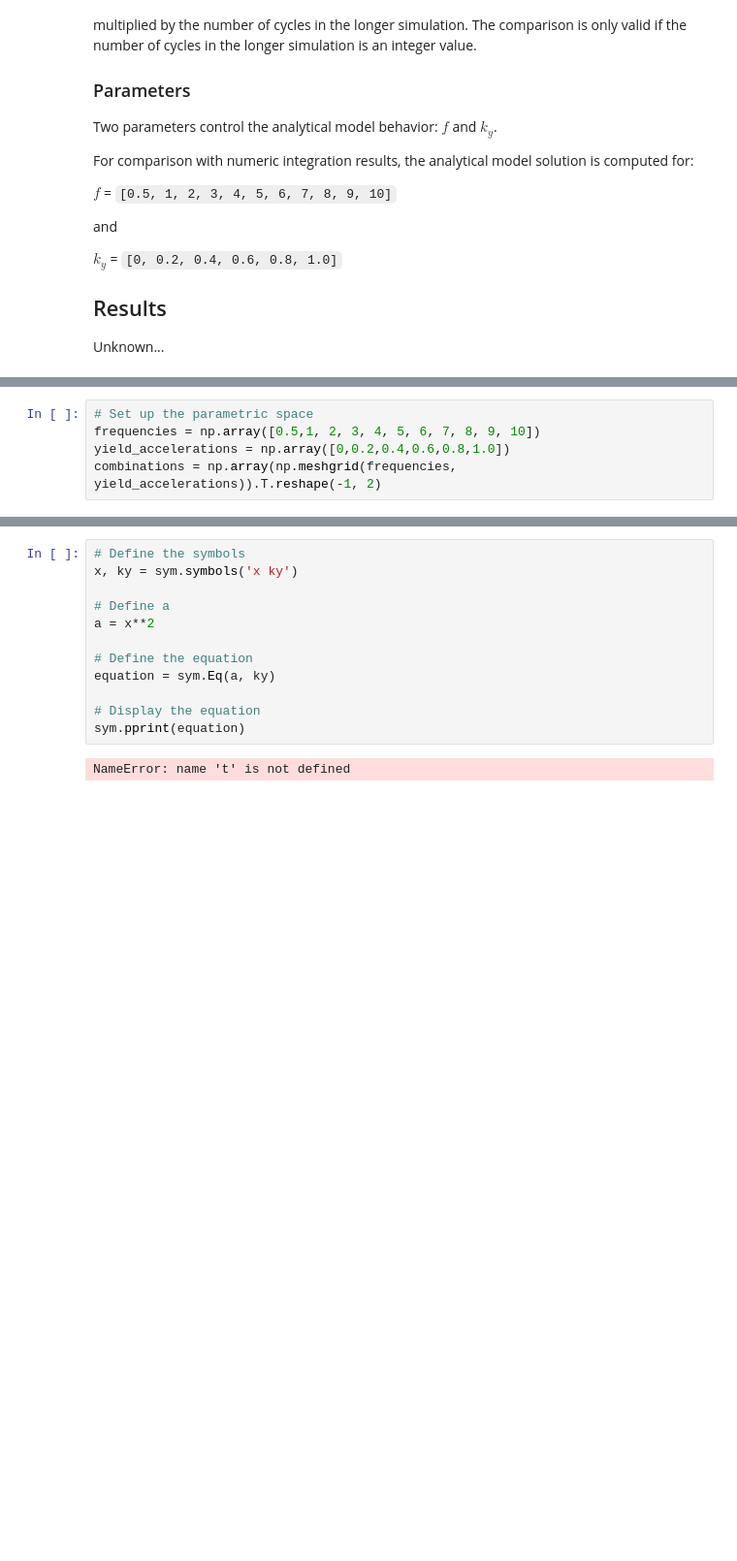
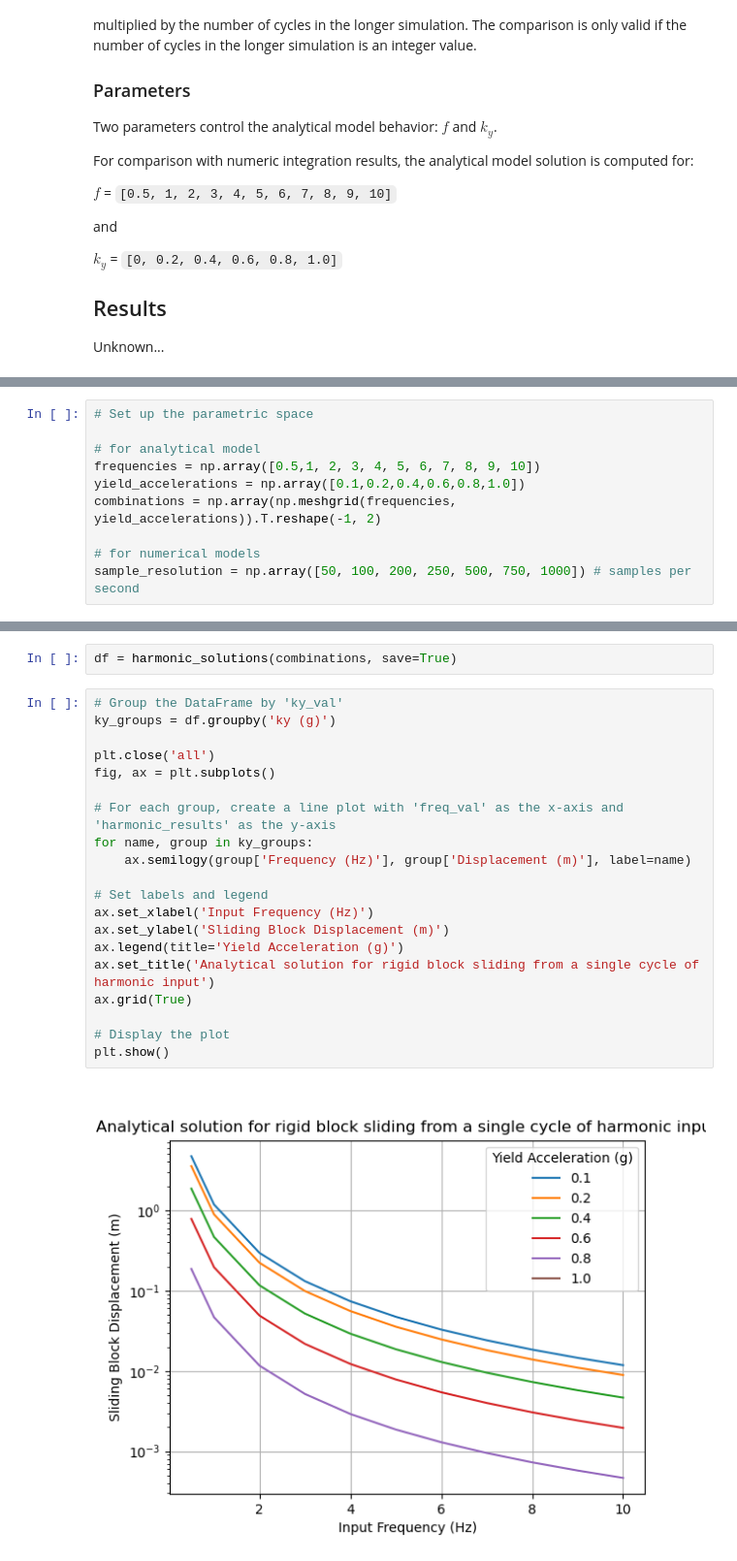
Before and after one commit to pySLAMMER/pySLAMMER, a Jupyter notebook: simple_analytical.ipynb, the cells around one changed output, grey strips where cells are left out. Shown: that part at 97% size. Cells and saved outputs as stored; diff of their text form; blank space fills up the shorter version.

Commit message:
analytical solution results saved

```diff
--- a/simple_analytical.ipynb
+++ b/simple_analytical.ipynb
@@ -77,9 +82,14 @@ import sympy as sym
 sym.init_printing()
 # %%
 # Set up the parametric space
+
+# for analytical model
 frequencies = np.array([0.5,1, 2, 3, 4, 5, 6, 7, 8, 9, 10])
-yield_accelerations = np.array([0,0.2,0.4,0.6,0.8,1.0])
+yield_accelerations = np.array([0.1,0.2,0.4,0.6,0.8,1.0])
 combinations = np.array(np.meshgrid(frequencies, yield_accelerations)).T.reshape(-1, 2)
+
+# for numerical models
+sample_resolution = np.array([50, 100, 200, 250, 500, 750, 1000]) # samples per second
 # %%
 # Define symbols for analytical solution
 # Three kinds of symbols are used:
@@ -203,14 +213,24 @@ def harmonic_solution_plot(a, ky, v, vb, dx, t1, t2, save=True):
-# %%
-# Define the symbols
-x, ky = sym.symbols('x ky')
-
-# Define a
-a = x**2
-
-# Define the equation
-equation = sym.Eq(a, ky)
-
-# Display the equation
-sym.pprint(equation)
-# %% [output]
-NameError: name 't' is not defined
+# %%
+df = harmonic_solutions(combinations, save=True)
+# %%
+# Group the DataFrame by 'ky_val'
+ky_groups = df.groupby('ky (g)')
+
+plt.close('all')
+fig, ax = plt.subplots()
+
+# For each group, create a line plot with 'freq_val' as the x-axis and 'harmonic_results' as the y-axis
+for name, group in ky_groups:
+    ax.semilogy(group['Frequency (Hz)'], group['Displacement (m)'], label=name)
+
+# Set labels and legend
+ax.set_xlabel('Input Frequency (Hz)')
+ax.set_ylabel('Sliding Block Displacement (m)')
+ax.legend(title='Yield Acceleration (g)')
+ax.set_title('Analytical solution for rigid block sliding from a single cycle of harmonic input')
+ax.grid(True)
+
+# Display the plot
+plt.show()
+# %% [output]
+[figure, added]
```
Also changed, not shown: parts of 11 cells of this notebook, 1 other file.
